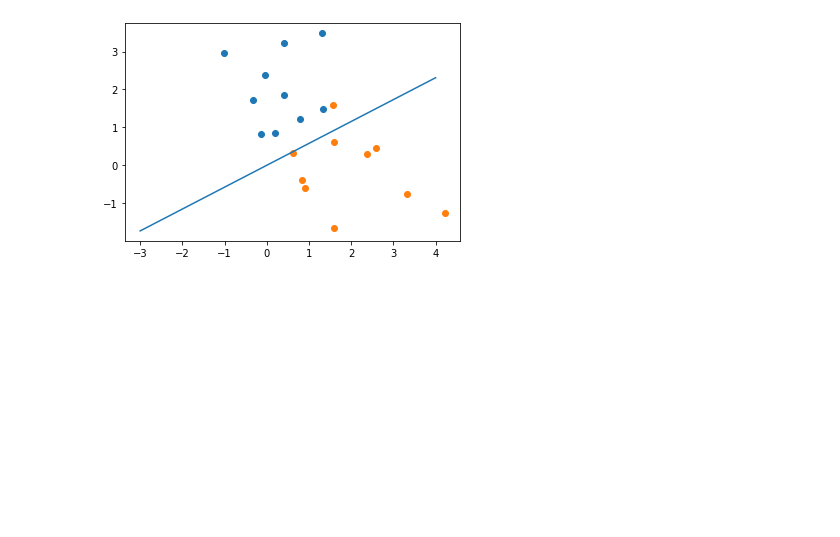
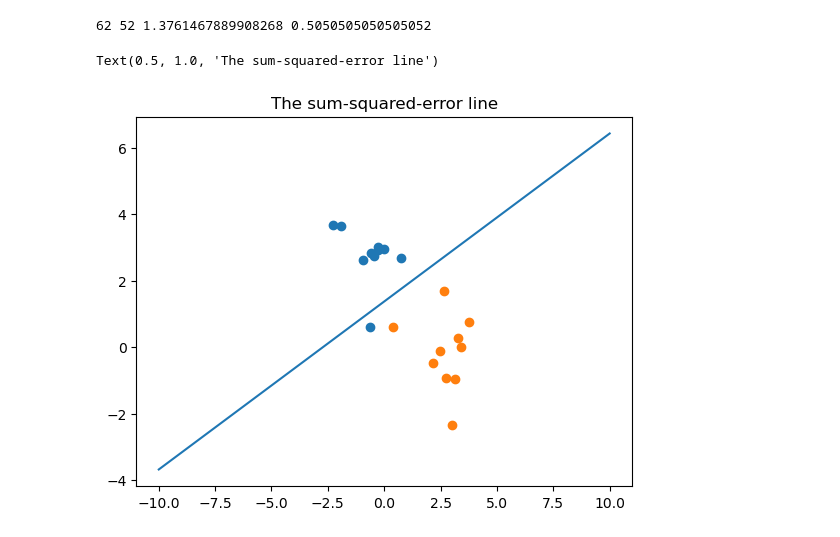
Before and after one commit to wltrimbl/uchicago-data221, a Jupyter notebook: notebooks/11-discrim.ipynb, the cells around one changed output. Cells and saved outputs as stored; diff of their text form; code cells hidden in the pictures; blank space fills up the shorter version.

```diff
--- a/notebooks/11-discrim.ipynb
+++ b/notebooks/11-discrim.ipynb
@@ -33,8 +25,9 @@ array([[0., 1.],
 # %%
 n_clusters = 10
 finescale = 0.2
-clusters_1 = (np.random.randn(n_clusters, 2) + np.ones((n_clusters,2)) * [0,2])
-clusters_2 = (np.random.randn(n_clusters, 2) + np.ones((n_clusters,2)) * [2,0])
+distance = 3
+clusters_1 = (np.random.randn(n_clusters, 2) + np.ones((n_clusters,2)) * [0,distance])
+clusters_2 = (np.random.randn(n_clusters, 2) + np.ones((n_clusters,2)) * [distance,0])
 # %%
 plt.plot(clusters_1[:,0], clusters_1[:,1], 'o')
 plt.plot(clusters_2[:,0], clusters_2[:,1], 'o')
@@ -63,13 +53,17 @@ loss_acc([0, 1]), loss_acc([3, 1]), loss_acc([-3, 1])
 # %%
+xgrid = np.linspace(-10,10,110) # range for flipper length
+ygrid = np.linspace(-10,10,100)  # range for beak length
+
 def grideval(func):
     xgrid = np.linspace(-10,10,110) # range for flipper length
     ygrid = np.linspace(-10,10,100)  # range for beak length
     xax, yax = np.meshgrid(xgrid, ygrid, indexing="ij")
     z = np.zeros(xax.shape)
+    print("xax.shape", "yax.shape", "z.shape")
     print(xax.shape, yax.shape, z.shape)
     for i in range(len(xgrid)):
         for j in range(len(ygrid)):
             x = np.array([xgrid[i], ygrid[j]])
            # print(x)
             z[i,j]= func(x)
-    return(z)
+    return(z, xax, yax)
@@ -127,0 +115,3 @@ z2 = grideval(loss_ssq)
+# %%
+# x_ssq is sum-squared-loss function
+z_ssq,xax, yax = grideval(loss_ssq)
@@ -163,17 +150,21 @@ plt.contour(z3)
 # %%
 
 xfine= np.linspace(xgrid[0], xgrid[-1], 20)
 plt.scatter(clusters_1[:,0], clusters_1[:,1])
 plt.scatter(clusters_2[:,0], clusters_2[:,1])
 for i in range(len(xgrid)):
     for j in range(len(ygrid)):
         b0 = xgrid[i]; b1=ygrid[j]
 #        print(b0,b1, z2[i,j])
-        yfine = -b0 * -b1 * xfine
-        if z2[i,j]== np.min(z2):
+        yfine = b0 + b1 * xfine
+        if z_ssq[i,j]== np.min(z_ssq):
             plt.plot(xfine, yfine)
+            print(i,j, b0, b1)
+plt.title("The sum-squared-error line")
 # %% [output]
+62 52 1.3761467889908268 0.5050505050505052
+Text(0.5, 1.0, 'The sum-squared-error line')
-[figure, old version]
+[figure, new version]
 # %%
 xfine= np.linspace(xgrid[0], xgrid[-1], 20)
 
```
Also changed, not shown: parts of 34 cells of this notebook, 2 other files.
